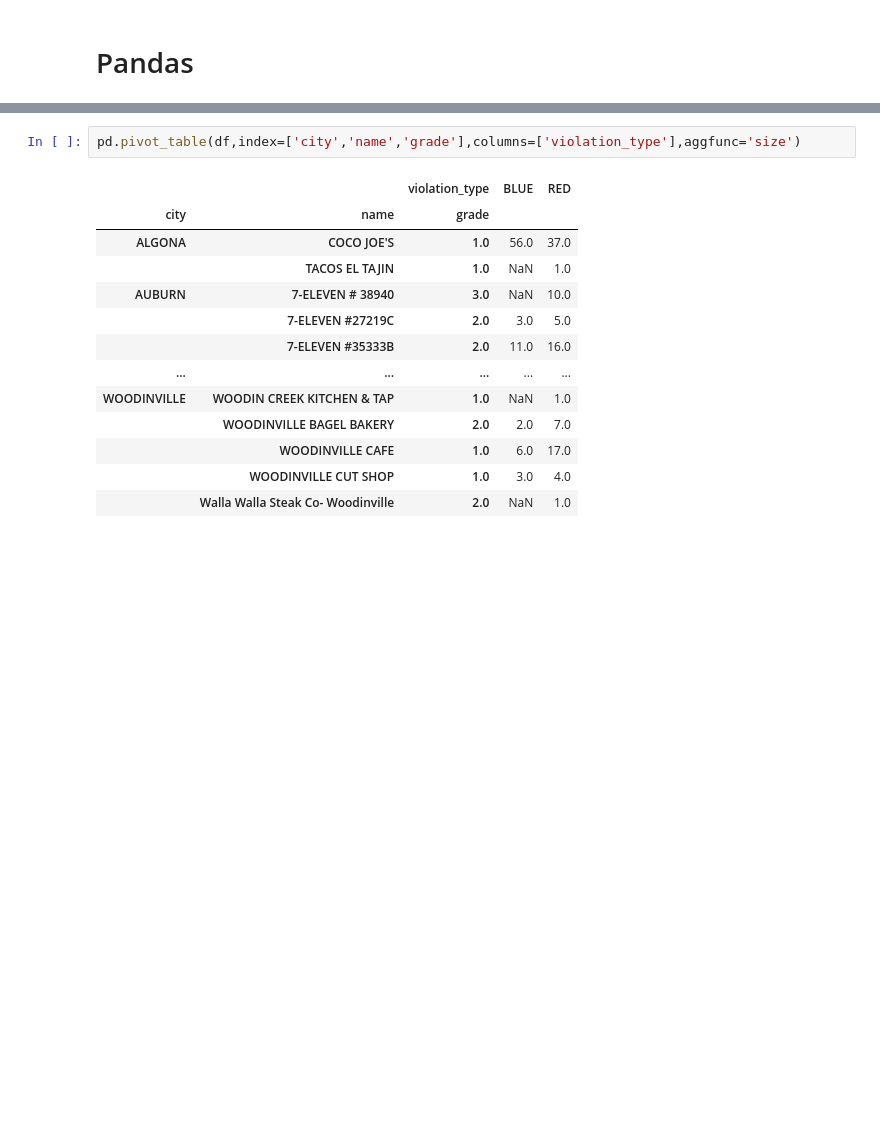
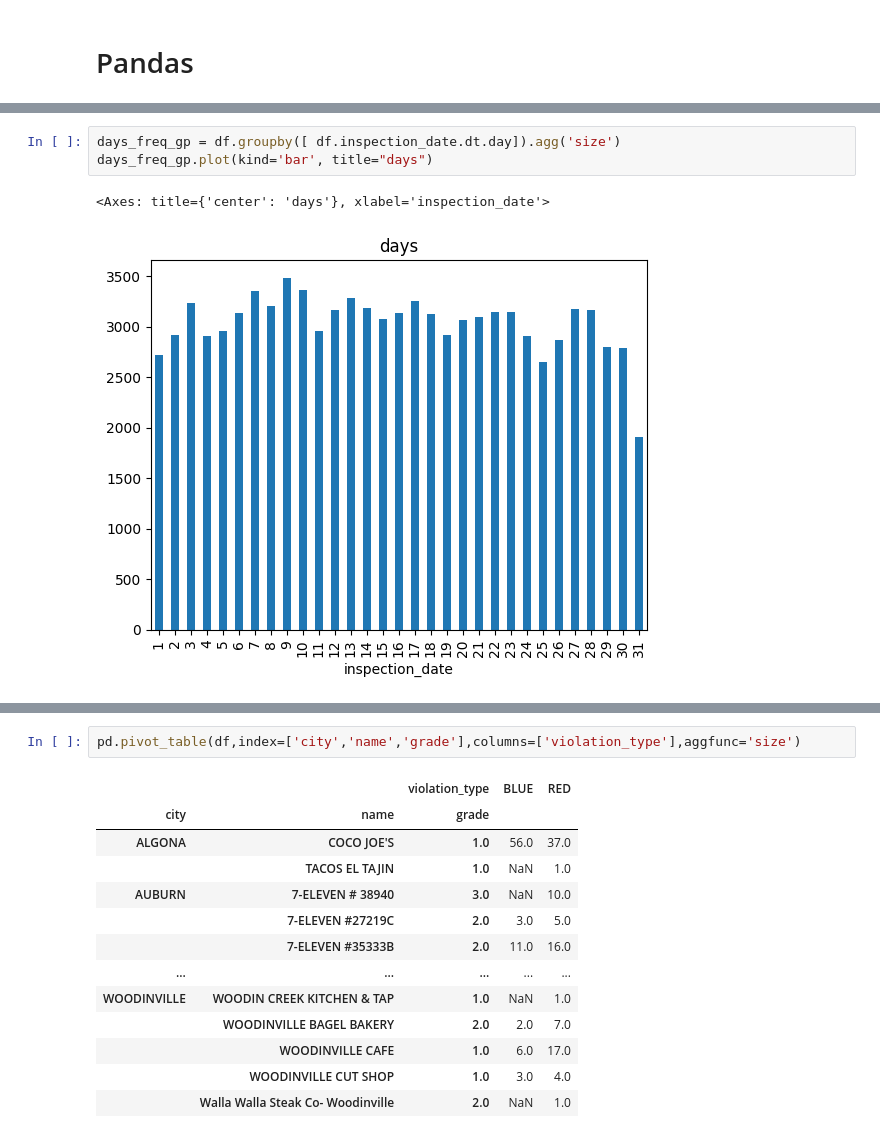
Before and after one commit to alirahmani93/ml_basic_p1, a Jupyter notebook: p1.ipynb, the cells around one changed output, grey strips where cells are left out. Saved outputs shown, nothing was run; the diff lists cells and outputs as text; blank space fills up the shorter version.

```diff
--- a/p1.ipynb
+++ b/p1.ipynb
@@ -108,0 +180,6 @@ df.head(2)
+# %%
+days_freq_gp = df.groupby([ df.inspection_date.dt.day]).agg('size')
+days_freq_gp.plot(kind='bar', title="days")
+# %% [output]
+<Axes: title={'center': 'days'}, xlabel='inspection_date'>
+[figure, added]
```
Also changed, not shown: parts of 19 cells of this notebook, 1 other file.
